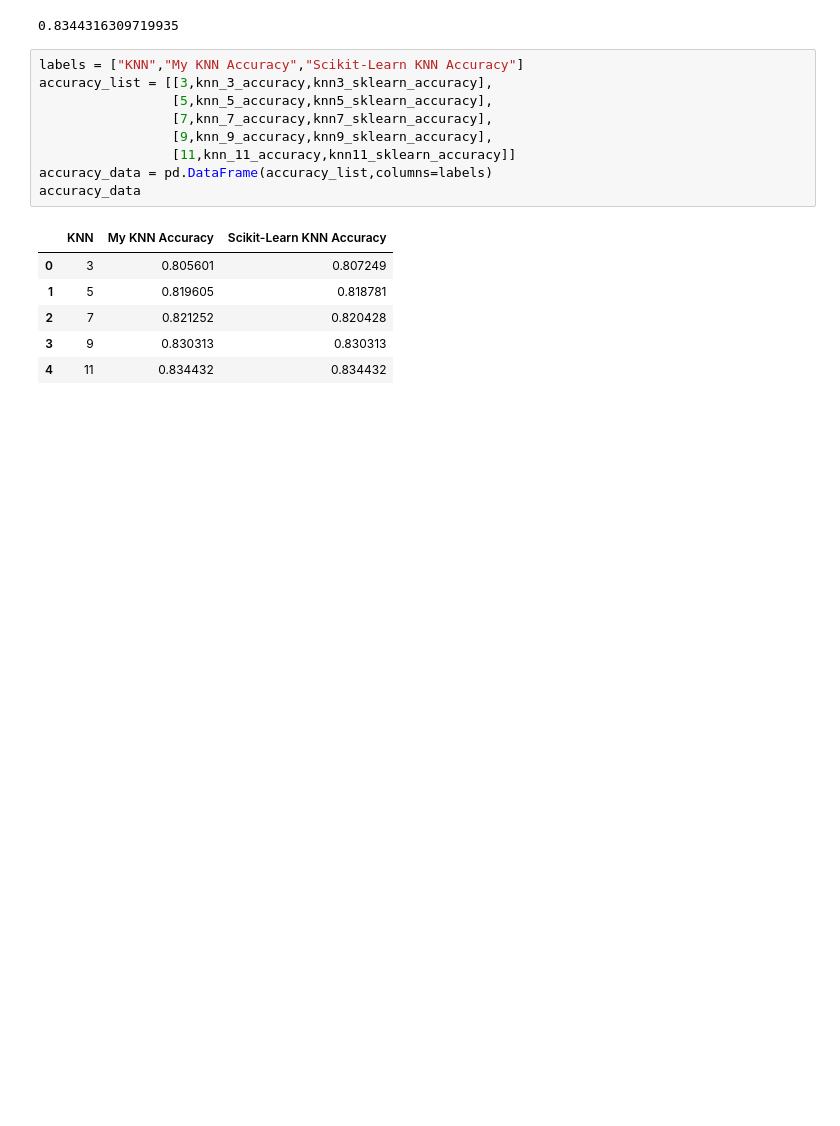
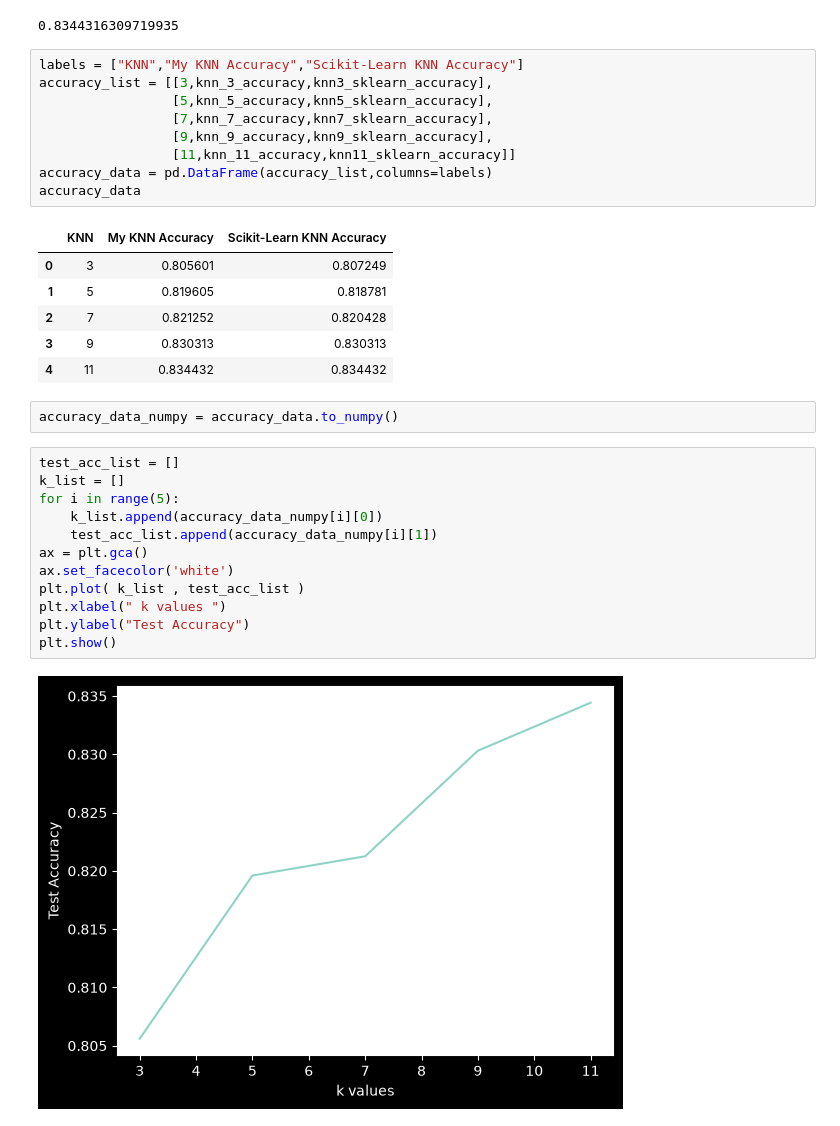
Before and after one commit to SajjadSaljoughi/MachineLearning, a Jupyter notebook: ANSUR2 - KNN/main.ipynb, the cells around one changed output. Drawn from its saved outputs; the diff is of its cells as text; blank space fills up the shorter version.

Commit message:
Add Plot Accuracy to ANSUR2

```diff
--- a/ANSUR2 - KNN/main.ipynb
+++ b/ANSUR2 - KNN/main.ipynb
@@ -230,3 +230,19 @@ accuracy_data
 | 2 | 7 | 0.821252 | 0.820428 |
 | 3 | 9 | 0.830313 | 0.830313 |
 | 4 | 11 | 0.834432 | 0.834432 |
+# %%
+accuracy_data_numpy = accuracy_data.to_numpy()
+# %%
+test_acc_list = []
+k_list = []
+for i in range(5):
+    k_list.append(accuracy_data_numpy[i][0])
+    test_acc_list.append(accuracy_data_numpy[i][1])
+ax = plt.gca()
+ax.set_facecolor('white')
+plt.plot( k_list , test_acc_list )
+plt.xlabel(" k values ")
+plt.ylabel("Test Accuracy")
+plt.show()
+# %% [output]
+[figure, added]
```
